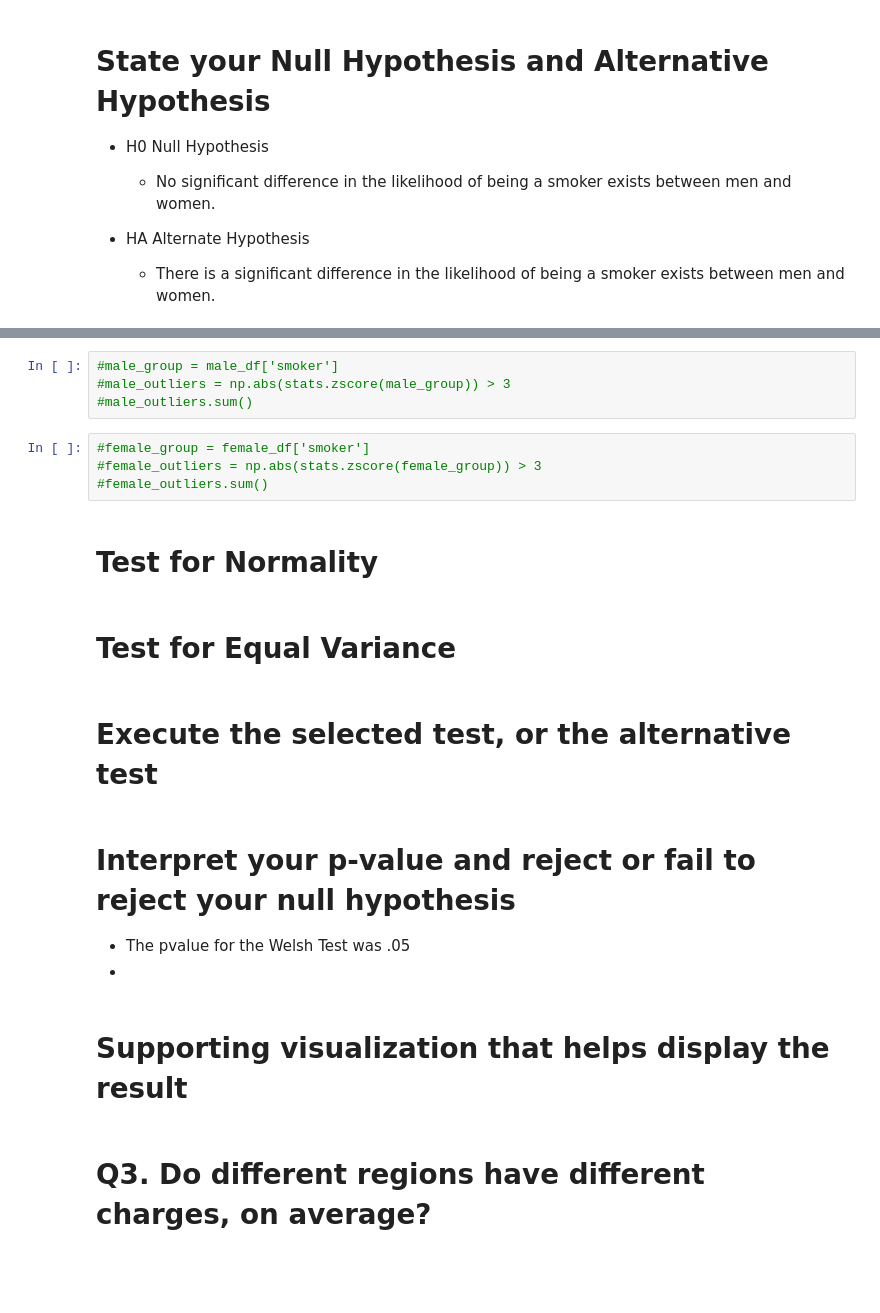
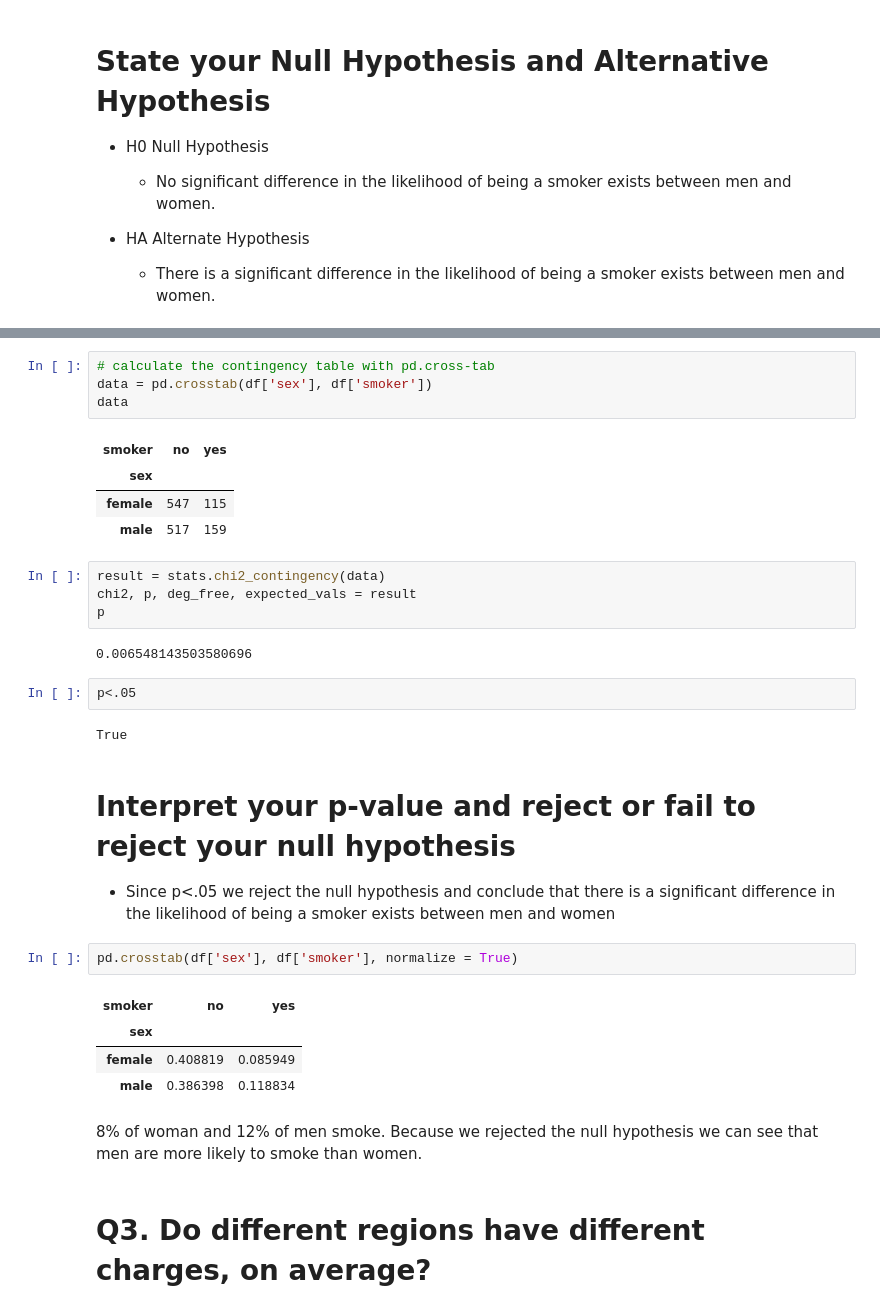
Before and after one commit to npipal/Hypothesis-Testing, a Jupyter notebook: Hypothesis Testing with Insurance Data (Core).ipynb, the cells around one changed output, grey strips where cells are left out. Saved outputs shown, nothing was run; the diff lists cells and outputs as text; blank space fills up the shorter version.

```diff
--- a/Hypothesis Testing with Insurance Data (Core).ipynb
+++ b/Hypothesis Testing with Insurance Data (Core).ipynb
@@ -208,24 +219,35 @@ female_df
 # %%
-#male_group = male_df['smoker']
-#male_outliers = np.abs(stats.zscore(male_group)) > 3
-#male_outliers.sum()
+# calculate the contingency table with pd.cross-tab
+data = pd.crosstab(df['sex'], df['smoker'])
+data
+# %% [output]
+| smoker | no | yes |
+| sex |  |  |
+| female | 547 | 115 |
+| male | 517 | 159 |
 # %%
-#female_group = female_df['smoker']
-#female_outliers = np.abs(stats.zscore(female_group)) > 3
-#female_outliers.sum()
+result = stats.chi2_contingency(data)
+chi2, p, deg_free, expected_vals = result
+p
+# %% [output]
+0.006548143503580696
-# %% [markdown]
-# Test for Normality
-# %% [markdown]
-# Test for Equal Variance
-# %% [markdown]
-# Execute the selected test, or the alternative test
+# %%
+p<.05
+# %% [output]
+True
 # %% [markdown]
 # Interpret your p-value and reject or fail to reject your null hypothesis
 
-- The pvalue for the Welsh Test was .05
--
+- Since p<.05 we reject the null hypothesis and conclude that there is a significant difference in the likelihood of being a smoker exists between men and women
-# %% [markdown]
-# Supporting visualization that helps display the result
+# %%
+pd.crosstab(df['sex'], df['smoker'], normalize = True)
+# %% [output]
+| smoker | no | yes |
+| sex |  |  |
+| female | 0.408819 | 0.085949 |
+| male | 0.386398 | 0.118834 |
+# %% [markdown]
+8% of woman and 12% of men smoke. Because we rejected the null hypothesis we can see that men are more likely to smoke than women.
 # %% [markdown]
 # Q3. Do different regions have different charges, on average?
 # %%
```
Also changed, not shown: parts of 15 cells of this notebook.
